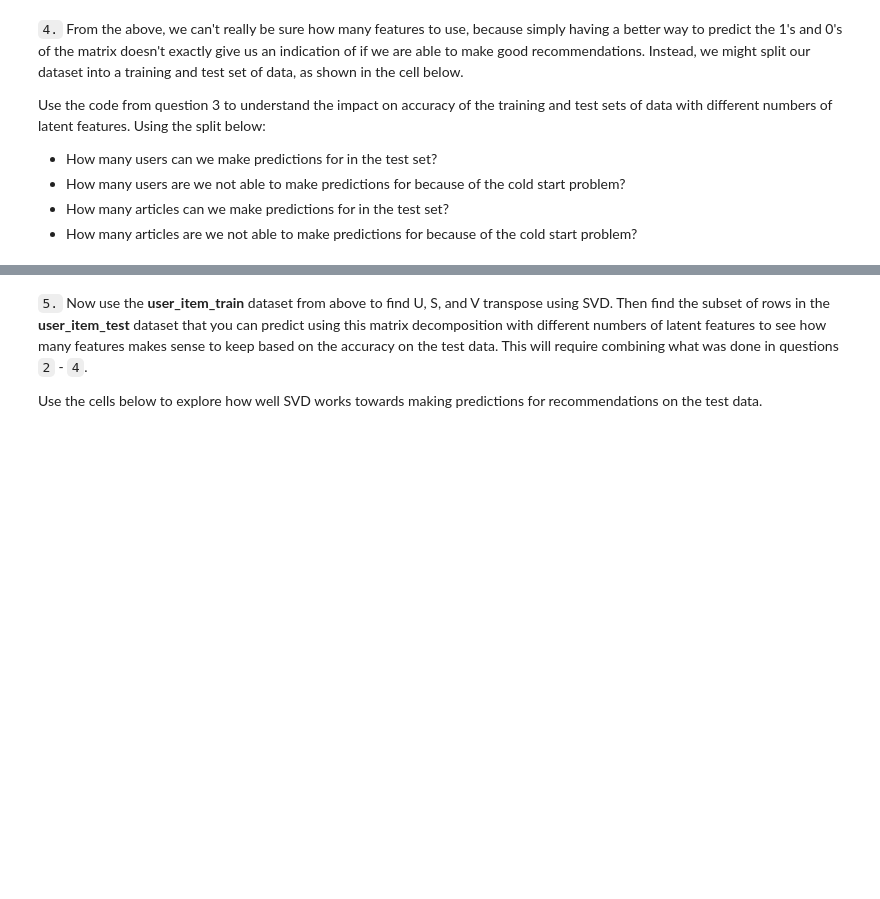
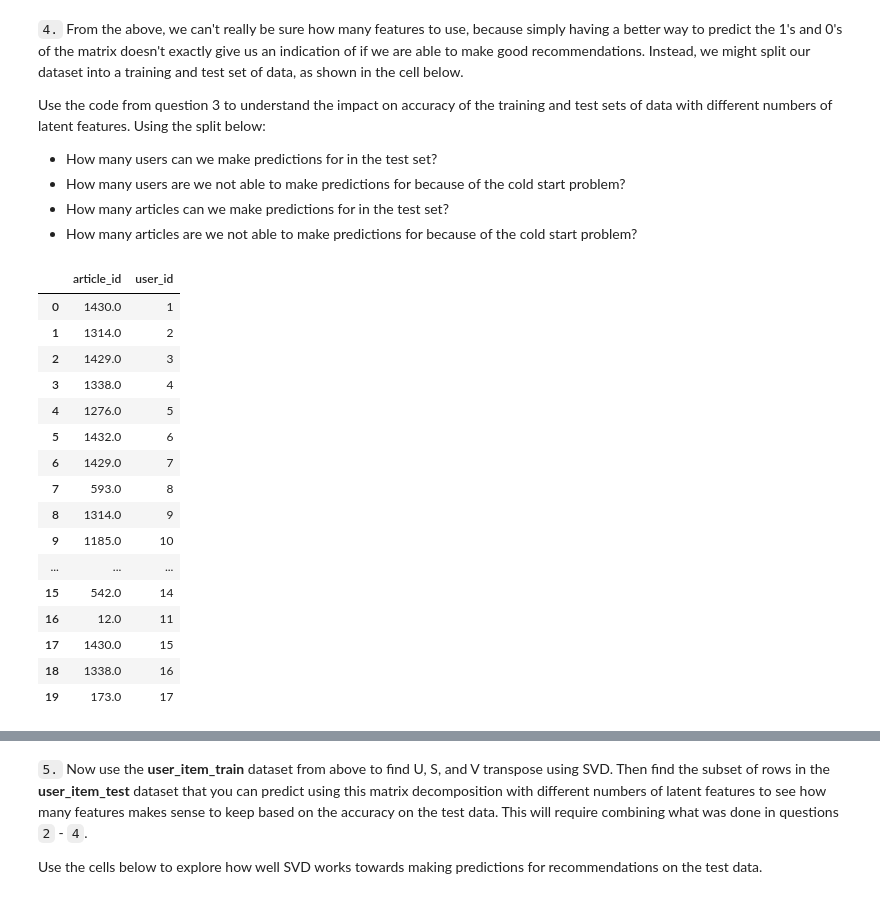
Before and after one commit to irfanespe/RecommendationWithIBM, a Jupyter notebook: Recommendations_with_IBM.ipynb, the cells around one changed output, grey strips where cells are left out. Cells and saved outputs as stored; diff of their text form; code cells hidden in the pictures; blank space fills up the shorter version.

```diff
--- a/Recommendations_with_IBM.ipynb
+++ b/Recommendations_with_IBM.ipynb
@@ -603,3 +785,23 @@ Use the code from question 3 to understand the impact on accuracy of the trainin
 * How many users are we not able to make predictions for because of the cold start problem?
 * How many articles can we make predictions for in the test set?
 * How many articles are we not able to make predictions for because of the cold start problem?
+# %%
+df.head(20).drop(columns={'title'})
+# %% [output]
+|  | article_id | user_id |
+| 0 | 1430.0 | 1 |
+| 1 | 1314.0 | 2 |
+| 2 | 1429.0 | 3 |
+| 3 | 1338.0 | 4 |
+| 4 | 1276.0 | 5 |
+| 5 | 1432.0 | 6 |
+| 6 | 1429.0 | 7 |
+| 7 | 593.0 | 8 |
+| 8 | 1314.0 | 9 |
+| 9 | 1185.0 | 10 |
+| ... | ... | ... |
+| 15 | 542.0 | 14 |
+| 16 | 12.0 | 11 |
+| 17 | 1430.0 | 15 |
+| 18 | 1338.0 | 16 |
+| 19 | 173.0 | 17 |
```
Also changed, not shown: parts of 26 cells of this notebook.
